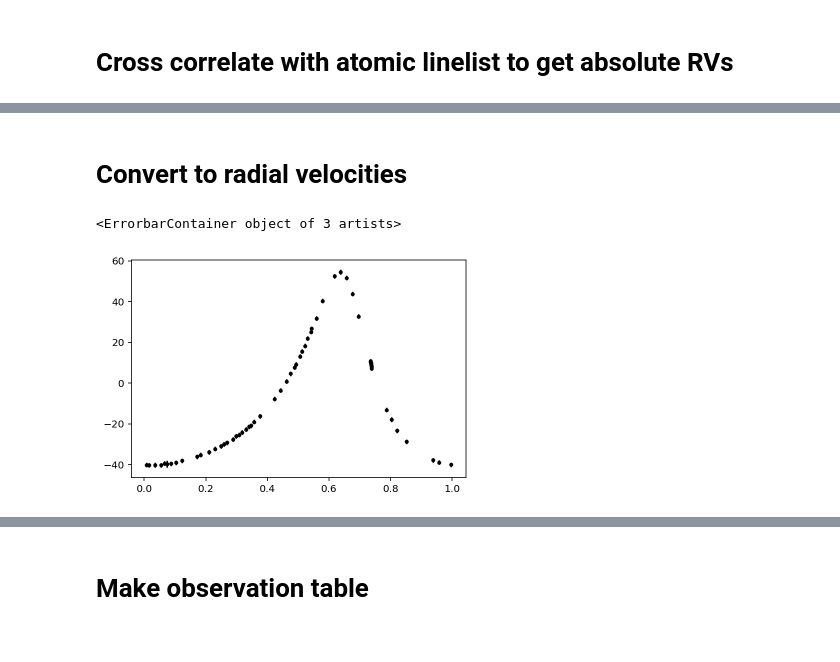
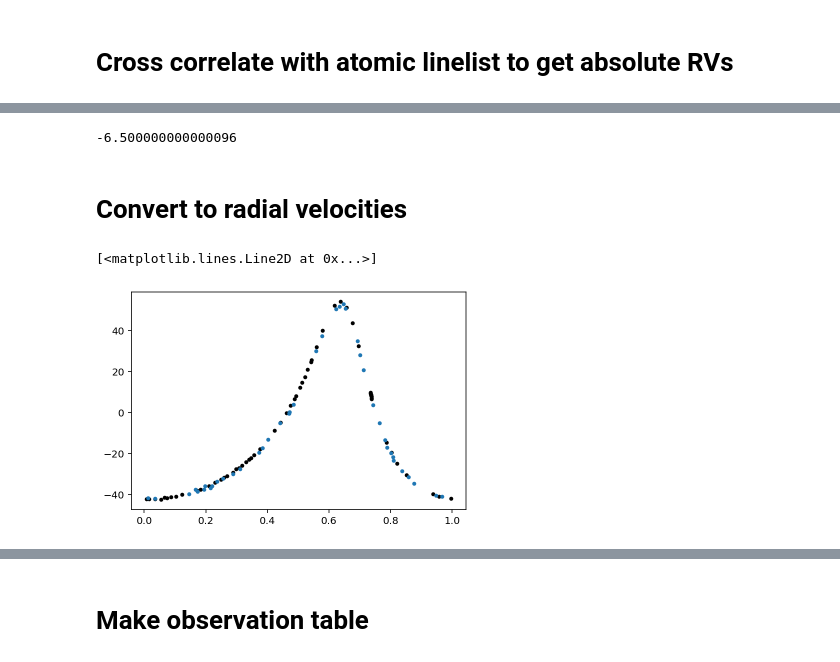
Before and after one commit to danhey/adra, a Jupyter notebook: RV extract ispec.ipynb, the cells around one changed output, grey strips where cells are left out. Drawn from its saved outputs; the diff is of its cells as text; code cells hidden in the pictures.

```diff
--- a/RV extract ispec.ipynb
+++ b/RV extract ispec.ipynb
@@ -174,4 +133,0 @@ for spec in tqdm.tqdm(all_spectra_files[:]):
-# %%
-for spec in all_spectra[:1]:
-    snr = ispec.estimate_snr(spec['flux'], num_points=10)
-    print(snr)
@@ -180,7 +134,8 @@ for spec in all_spectra[:1]:
 # %% [markdown]
 # Resample
 # %%
-wavelengths = np.arange(all_spectra[0]['waveobs'].min()+3, all_spectra[0]['waveobs'].max()-3, 0.002) # 0.2 A
+wavelengths = np.arange(all_spectra[0]['waveobs'].min()+0.01, all_spectra[0]['waveobs'].max()-0.01, 0.000003) # 0.2 A
+# wavelengths = np.arange(all_spectra[0]['waveobs'].min()+0.5, all_spectra[0]['waveobs'].max()-0.5, 0.002) # 0.2 A
 resampled = np.array([interpolate_spectrum(spec['waveobs'], spec['flux'], wavelengths) for spec in all_spectra])
 plt.plot(wavelengths, resampled.T, ',k');
 # %% [output]
@@ -188,21 +143,10 @@ plt.plot(wavelengths, resampled.T, ',k');
 # %% [markdown]
 # Cross correlate with self
 # %%
-from scipy.optimize import minimize
+from scipy.optimize import curve_fit
 
-def model(theta, x):
-    a, d, x0 = theta
-    gaussian = a*np.exp(-(x-x0)**2/(2*d**2)) + 0#c
+def model(x, a, d, x0):
+    gaussian = a*np.exp(-(x-x0)**2/(2*d**2))
     return gaussian
-
-def func(theta, x, y):
-    gaussian = model(theta, x)
-    return 0.5*np.sum((y-gaussian)**2)#/sigma2 + np.log(sigma2))
-
-def fit_gaussian(x, y, x0):
-    res = minimize(func, x0, args=(x, y),
-#                    method='Nelder-Mead'
-                  )
-    return res
 # %%
 template = resampled[0]
@@ -263,7 +188,7 @@ with plt.style.context('science'):
 # %% [markdown]
 # Cross correlate with atomic linelist to get absolute RVs
 # %%
-template_spectrum = ispec.create_spectrum_structure(wavelengths)
+template_spectrum = ispec.create_spectrum_structure(np.exp(wavelengths) / 10)
 template_spectrum['flux'] = np.median(temp_array, axis=0)
 template_spectrum['err'] = np.std(temp_array, axis=0)
 
@@ -273,2 +205,6 @@ rv_offset, rv_offset_err = rv_ccf_mask(template_spectrum, diagnose=True)
+# %%
+rv_offset
+# %% [output]
+-6.500000000000096
 # %% [markdown]
 # Convert to radial velocities
@@ -286,10 +211,15 @@ RV_err = np.abs((299792.458) * ((np.array(wav_shift_uncertainty)) / ((wavelength
 # %%
+import astropy.units as u
 porb = 51.4213
+bvcs = [pf.getheader( spec )['BVC'] for spec in all_spectra_files]
 
-plt.errorbar((np.array(times) + 2400000) % porb / porb, RV, yerr=RV_err, fmt='.k')
-# plt.xlim(0.6, 0.8)
-# bischoff_x, bischoff_y = np.loadtxt('data/RV/bischoff_rv_fixed_time.txt', usecols=(0,1)).T
-# plt.plot((bischoff_x + 2457000) % porb / porb, bischoff_y, '.')
+rv = -1*(rv_primary) + rv_offset
+rv = rv + bvcs + rv * bvcs / 299792.458
+# rv += rv_offset
+plt.plot((np.array(times)+2400000) % porb / porb, rv, '.k')
+
+bischoff_x, bischoff_y = np.loadtxt('data/RV/bischoff_rv_fixed_time.txt', usecols=(0,1)).T
+plt.plot((bischoff_x + 2457000) % porb / porb, bischoff_y, '.')
 # %% [output]
-<ErrorbarContainer object of 3 artists>
+[<matplotlib.lines.Line2D at 0x...>]
-[figure, old version]
+[figure, new version]
```
Also changed, not shown: parts of 16 cells of this notebook, 1 other file.
